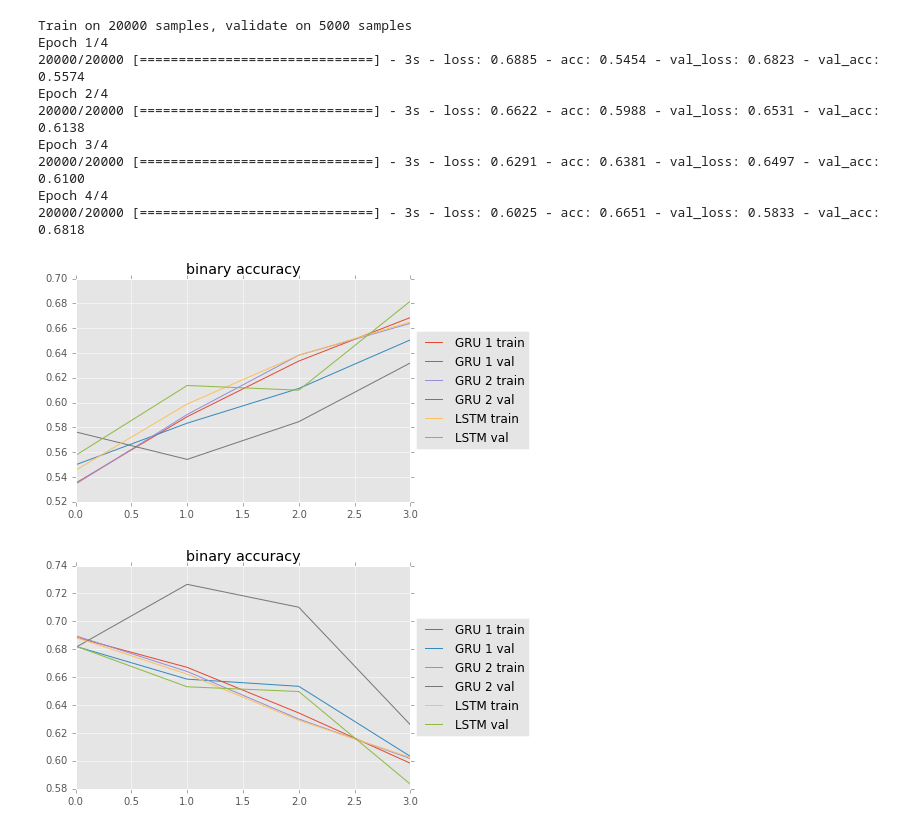
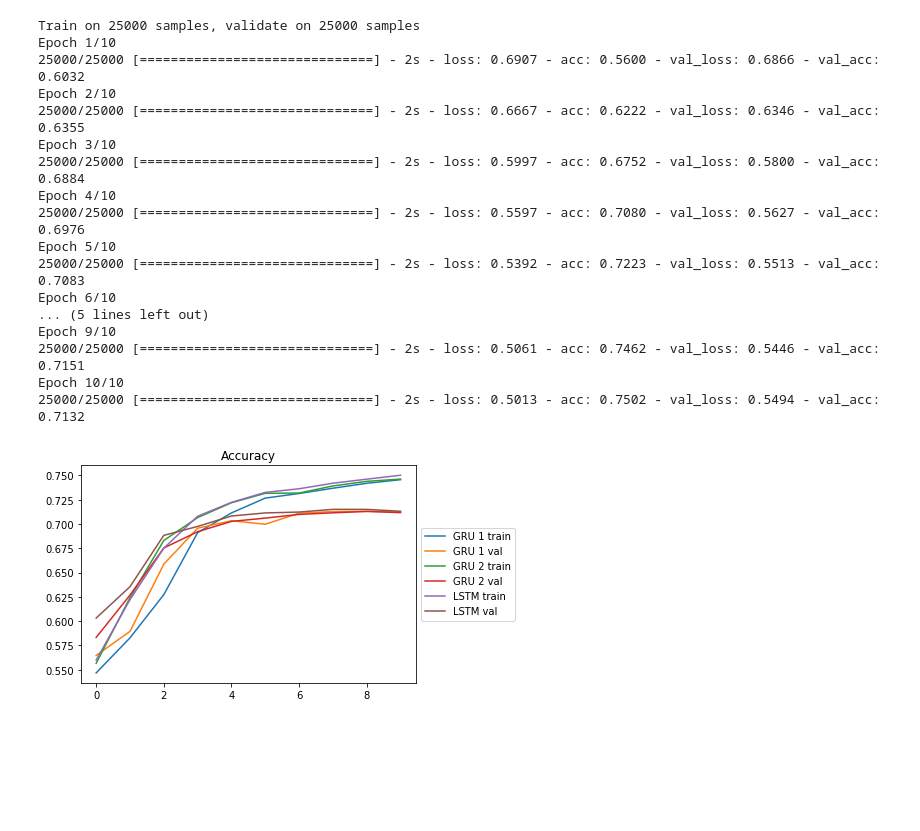
Before and after one commit to nzw0301/keras-examples, a Jupyter notebook: RNN_binary_classification.ipynb, the cells around one changed output. Drawn from its saved outputs; the diff is of its cells as text; code cells hidden in the pictures; blank space fills up the shorter version.

```diff
--- a/RNN_binary_classification.ipynb
+++ b/RNN_binary_classification.ipynb
@@ -48,14 +51,13 @@ Epoch 4/4
 # %%
 model = Sequential()
-model.add(Embedding(input_dim=max_features, output_dim=100, init='glorot_uniform', input_length=maxlen))
+model.add(Embedding(input_dim=max_features, output_dim=100, input_length=maxlen))
 model.add(GRU(20, return_sequences=True))
 model.add(GRU(20, return_sequences=False))
-model.add(Dense(1))
-model.add(Activation('sigmoid'))
+model.add(Dense(1, activation='sigmoid'))
 
 model.compile(loss='binary_crossentropy',
               optimizer='adadelta',
               metrics=['accuracy'])
-SVG(model_to_dot(model, show_shapes=True).create(prog='dot', format='svg'))
-res_gru_2 = model.fit(X_train, y_train, batch_size=256, nb_epoch=nb_epoch, validation_data=(X_test, y_test))
+
+res_gru_2 = model.fit(x_train, y_train, batch_size=256, epochs=epochs, validation_data=(x_test, y_test))
 # %% [output]
@@ -71,49 +81,43 @@ Epoch 4/4
 # %%
 model = Sequential()
-model.add(Embedding(input_dim=max_features, output_dim=100, init='glorot_uniform', input_length=maxlen))
+model.add(Embedding(input_dim=max_features, output_dim=100, input_length=maxlen))
 model.add(LSTM(20, return_sequences=False))
-model.add(Dense(1))
-model.add(Activation('sigmoid'))
+model.add(Dense(1, activation='sigmoid'))
 
 model.compile(loss='binary_crossentropy',
               optimizer='adadelta',
               metrics=['accuracy'])
 
-SVG(model_to_dot(model, show_shapes=True).create(prog='dot', format='svg'))
-
-res_lstm_1 = model.fit(X_train, y_train, batch_size=256, nb_epoch=nb_epoch,
-                    validation_data=(X_test, y_test))
+res_lstm_1 = model.fit(x_train, y_train, batch_size=256, epochs=epochs,
+                    validation_data=(x_test, y_test))
 # %% [output]
-Train on 20000 samples, validate on 5000 samples
-Epoch 1/4
-20000/20000 [==============================] - 3s - loss: 0.6885 - acc: 0.5454 - val_loss: 0.6823 - val_acc: 0.5574
-Epoch 2/4
-20000/20000 [==============================] - 3s - loss: 0.6622 - acc: 0.5988 - val_loss: 0.6531 - val_acc: 0.6138
-Epoch 3/4
-20000/20000 [==============================] - 3s - loss: 0.6291 - acc: 0.6381 - val_loss: 0.6497 - val_acc: 0.6100
-Epoch 4/4
-20000/20000 [==============================] - 3s - loss: 0.6025 - acc: 0.6651 - val_loss: 0.5833 - val_acc: 0.6818
+Train on 25000 samples, validate on 25000 samples
+Epoch 1/10
+25000/25000 [==============================] - 2s - loss: 0.6907 - acc: 0.5600 - val_loss: 0.6866 - val_acc: 0.6032
+Epoch 2/10
+25000/25000 [==============================] - 2s - loss: 0.6667 - acc: 0.6222 - val_loss: 0.6346 - val_acc: 0.6355
+Epoch 3/10
+25000/25000 [==============================] - 2s - loss: 0.5997 - acc: 0.6752 - val_loss: 0.5800 - val_acc: 0.6884
+Epoch 4/10
+25000/25000 [==============================] - 2s - loss: 0.5597 - acc: 0.7080 - val_loss: 0.5627 - val_acc: 0.6976
+Epoch 5/10
+25000/25000 [==============================] - 2s - loss: 0.5392 - acc: 0.7223 - val_loss: 0.5513 - val_acc: 0.7083
+Epoch 6/10
+... (5 lines left out)
+Epoch 9/10
+25000/25000 [==============================] - 2s - loss: 0.5061 - acc: 0.7462 - val_loss: 0.5446 - val_acc: 0.7151
+Epoch 10/10
+25000/25000 [==============================] - 2s - loss: 0.5013 - acc: 0.7502 - val_loss: 0.5494 - val_acc: 0.7132
 # %%
-x = range(nb_epoch)
-plt.plot(x, res_gru_1.history['acc'], label="GRU 1 train")
-plt.plot(x, res_gru_1.history['val_acc'], label="GRU 1 val")
-plt.plot(x, res_gru_2.history['acc'], label="GRU 2 train")
-plt.plot(x, res_gru_2.history['val_acc'], label="GRU 2 val")
-plt.plot(x, res_lstm_1.history['acc'], label="LSTM train")
-plt.plot(x, res_lstm_1.history['val_acc'], label="LSTM val")
-plt.title("binary accuracy")
+x = range(epochs)
+plt.plot(x, res_gru_1.history['acc'], label='GRU 1 train')
+plt.plot(x, res_gru_1.history['val_acc'], label='GRU 1 val')
+plt.plot(x, res_gru_2.history['acc'], label='GRU 2 train')
+plt.plot(x, res_gru_2.history['val_acc'], label='GRU 2 val')
+plt.plot(x, res_lstm_1.history['acc'], label='LSTM train')
+plt.plot(x, res_lstm_1.history['val_acc'], label='LSTM val')
+plt.title('Accuracy')
 plt.legend(loc='center left', bbox_to_anchor=(1, 0.5))
 plt.show()
-
-plt.plot(x, res_gru_1.history['loss'], label="GRU 1 train")
-plt.plot(x, res_gru_1.history['val_loss'], label="GRU 1 val")
-plt.plot(x, res_gru_2.history['loss'], label="GRU 2 train")
-plt.plot(x, res_gru_2.history['val_loss'], label="GRU 2 val")
-plt.plot(x, res_lstm_1.history['loss'], label="LSTM train")
-plt.plot(x, res_lstm_1.history['val_loss'], label="LSTM val")
-plt.title("binary accuracy")
-plt.legend(loc='center left', bbox_to_anchor=(1, 0.5))
-plt.show()
 # %% [output]
-[figure, old version]
+[figure, new version]
-[figure, removed]
```
Also changed, not shown: parts of 5 cells of this notebook, 7 other files.
